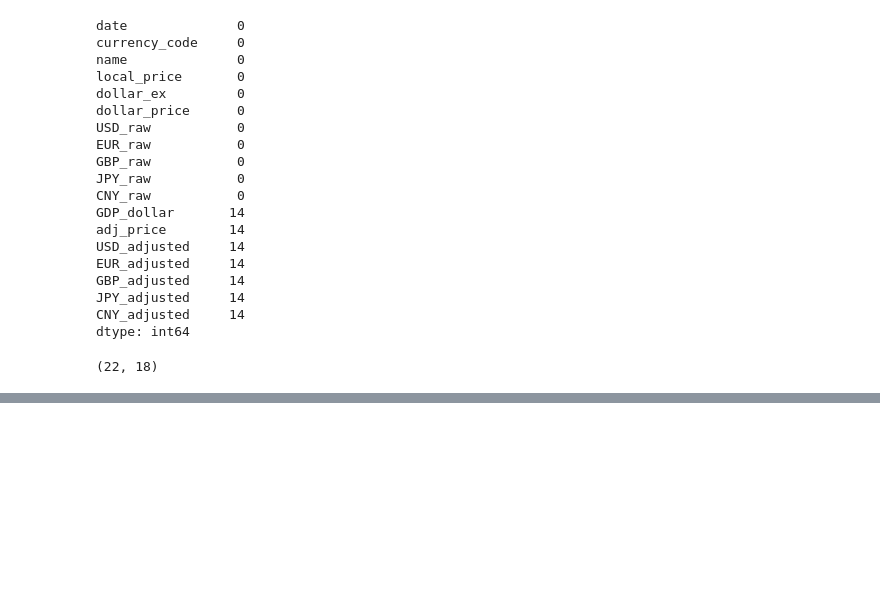
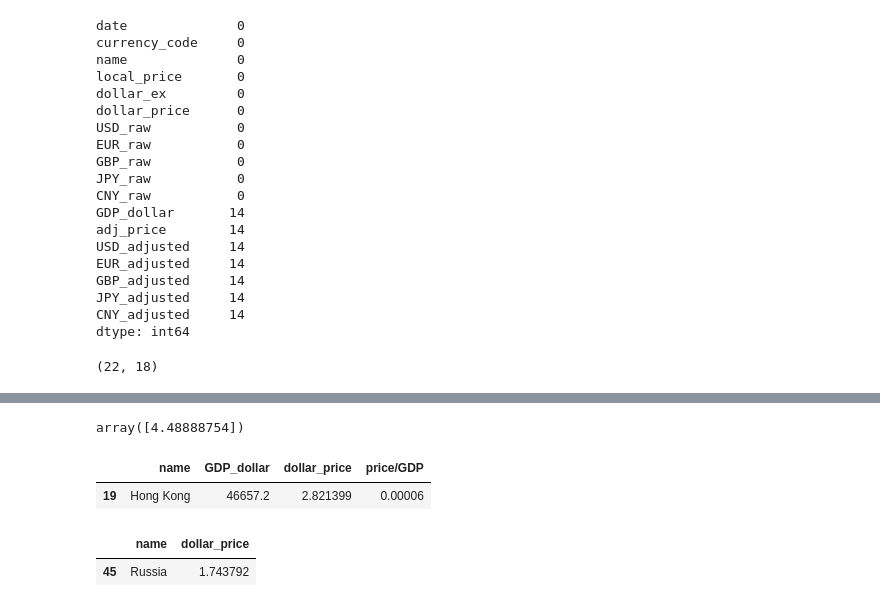
Before and after one commit to JuanNavarro-DD/DDChallengeBigmac, a Jupyter notebook: notebook.ipynb, the cells around one changed output, grey strips where cells are left out. Drawn from its saved outputs; the diff is of its cells as text; code cells hidden in the pictures; blank space fills up the shorter version.

```diff
--- a/notebook.ipynb
+++ b/notebook.ipynb
@@ -113,7 +117,7 @@ subfig.layout.yaxis2.title = "bigmac index"
 subfig.layout.title = "Australian bigmac index"
 subfig.show()
 # %%
-data = data.dropna()
+data_adj_filtered = data.dropna()
 # %%
 fig = px.line(data,x='date',y='dollar_price', color='name')
 fig.layout.title = "Bigmac price by country"
@@ -132,0 +154,4 @@ bigmac_AU.shape
+# %%
+pred
+# %% [output]
+array([4.48888754])
@@ -132,0 +166,15 @@ bigmac_AU.shape
+# %%
+data_byCountry = data.groupby(['name'])['date'].max().reset_index()
+most_recent=pd.merge(data,data_byCountry,left_on=['name','date'],right_on=['name','date'])
+# %%
+most_recent['price/GDP'] = most_recent['dollar_price'] / most_recent['GDP_dollar']
+# %%
+most_recent[['name','GDP_dollar','dollar_price','price/GDP']][most_recent['price/GDP']==most_recent['price/GDP'].min()]
+# %% [output]
+|  | name | GDP_dollar | dollar_price | price/GDP |
+| 19 | Hong Kong | 46657.2 | 2.821399 | 0.00006 |
+# %%
+most_recent[['name','dollar_price']][most_recent['dollar_price']==most_recent['dollar_price'].min()]
+# %% [output]
+|  | name | dollar_price |
+| 45 | Russia | 1.743792 |
```
Also changed, not shown: parts of 12 cells of this notebook, 1 other file.
